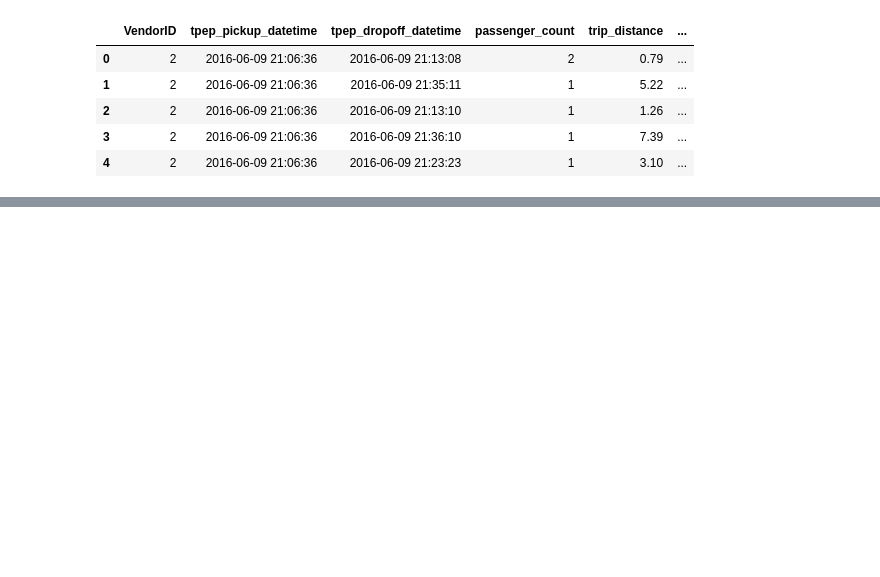
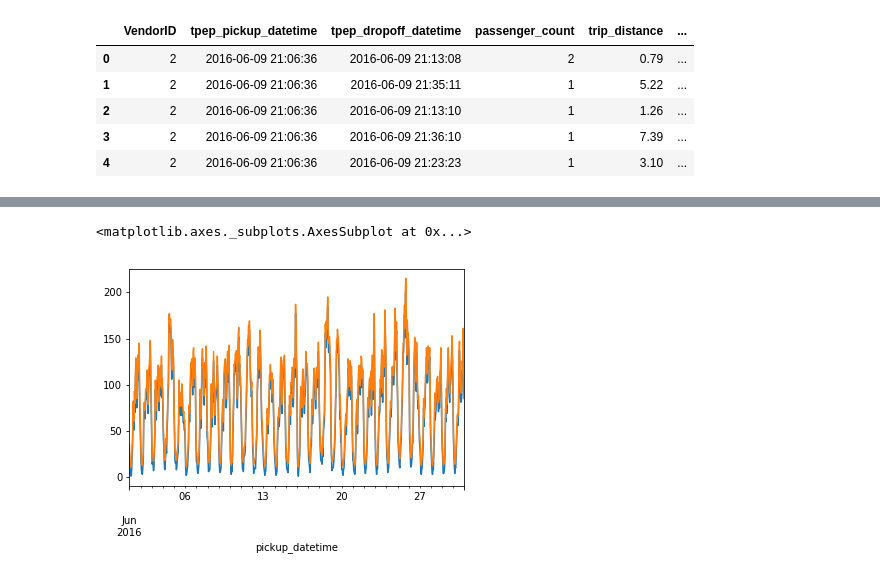
Before and after one commit to PhySci/projectNYtaxi, a Jupyter notebook: week5/checkData.ipynb, the cells around one changed output, grey strips where cells are left out. Saved outputs shown, nothing was run; the diff lists cells and outputs as text; code cells hidden in the pictures; blank space fills up the shorter version.

```diff
--- a/week5/checkData.ipynb
+++ b/week5/checkData.ipynb
@@ -64,0 +49,5 @@ gr.count()
+# %%
+res1 = gr.count()
+res1 = res1.VendorID
+res1 = res1.loc['06-2016':'07-2016']
+res1.head()
@@ -90,0 +69,2 @@ gr.count()
+# %%
+df3 = pd.read_pickle('df3.pcl')
@@ -90,0 +81,3 @@ gr.count()
+# %%
+res2 = df3.query("region == '1075'").y
+res2 = res2.loc['06-2016':'07-2016']
@@ -90,0 +133,7 @@ gr.count()
+# %%
+res1.plot()
+(res2+10).plot()
+#plt.xlim(['06-2016','07-2016'])
+# %% [output]
+<matplotlib.axes._subplots.AxesSubplot at 0x...>
+[figure, added]
```
Also changed, not shown: parts of 20 cells of this notebook, 28 other files.
